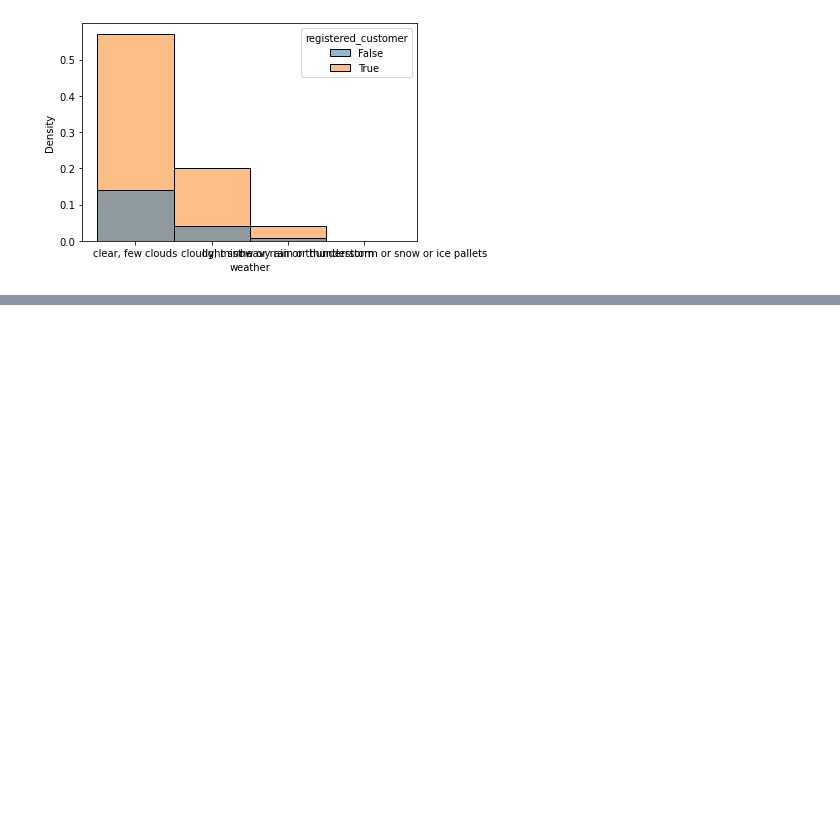
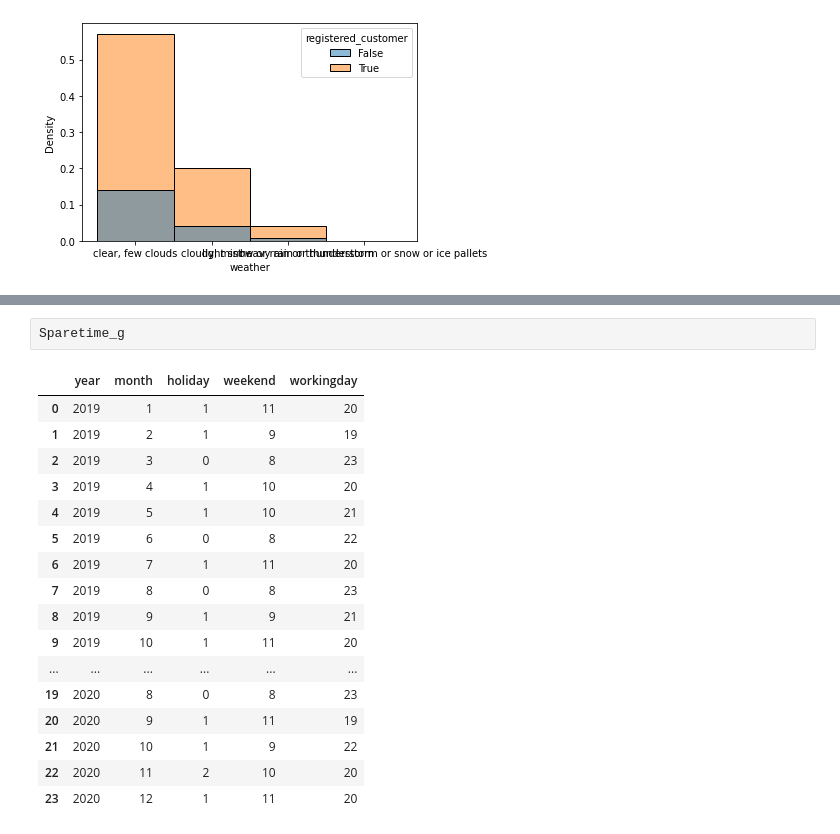
Before and after one commit to fpcqqw/escooter, a Jupyter notebook: eScooter_Torben.ipynb, the cells around one changed output, grey strips where cells are left out. Drawn from its saved outputs; the diff is of its cells as text; blank space fills up the shorter version.

```diff
--- a/eScooter_Torben.ipynb
+++ b/eScooter_Torben.ipynb
@@ -279,0 +334,20 @@ sns.histplot(data=raw, x='weather', hue='registered_customer',stat='density',bin
+# %%
+Sparetime_g
+# %% [output]
+|  | year | month | holiday | weekend | workingday |
+| 0 | 2019 | 1 | 1 | 11 | 20 |
+| 1 | 2019 | 2 | 1 | 9 | 19 |
+| 2 | 2019 | 3 | 0 | 8 | 23 |
+| 3 | 2019 | 4 | 1 | 10 | 20 |
+| 4 | 2019 | 5 | 1 | 10 | 21 |
+| 5 | 2019 | 6 | 0 | 8 | 22 |
+| 6 | 2019 | 7 | 1 | 11 | 20 |
+| 7 | 2019 | 8 | 0 | 8 | 23 |
+| 8 | 2019 | 9 | 1 | 9 | 21 |
+| 9 | 2019 | 10 | 1 | 11 | 20 |
+| ... | ... | ... | ... | ... | ... |
+| 19 | 2020 | 8 | 0 | 8 | 23 |
+| 20 | 2020 | 9 | 1 | 11 | 19 |
+| 21 | 2020 | 10 | 1 | 9 | 22 |
+| 22 | 2020 | 11 | 2 | 10 | 20 |
+| 23 | 2020 | 12 | 1 | 11 | 20 |
```
Also changed, not shown: parts of 15 cells of this notebook.
